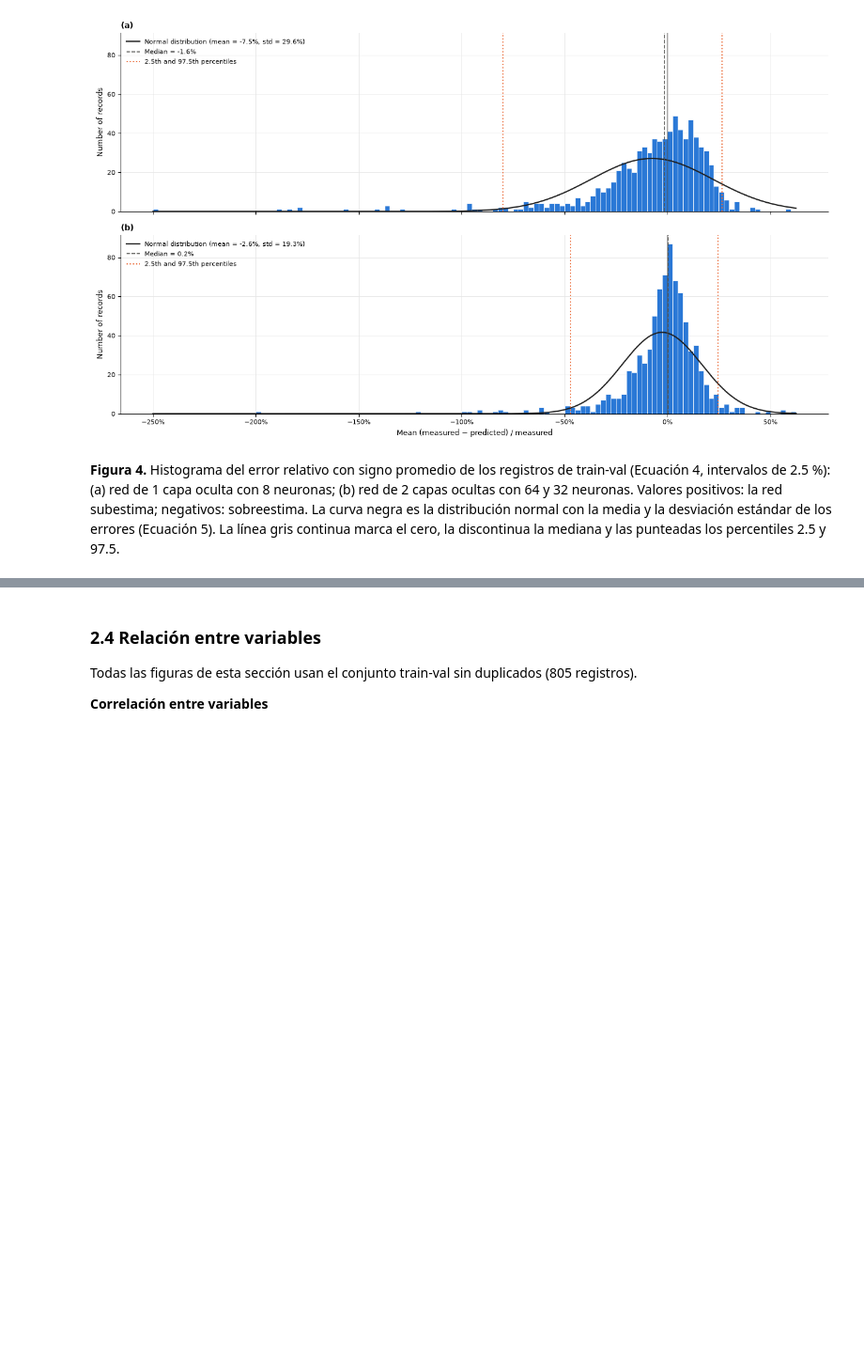
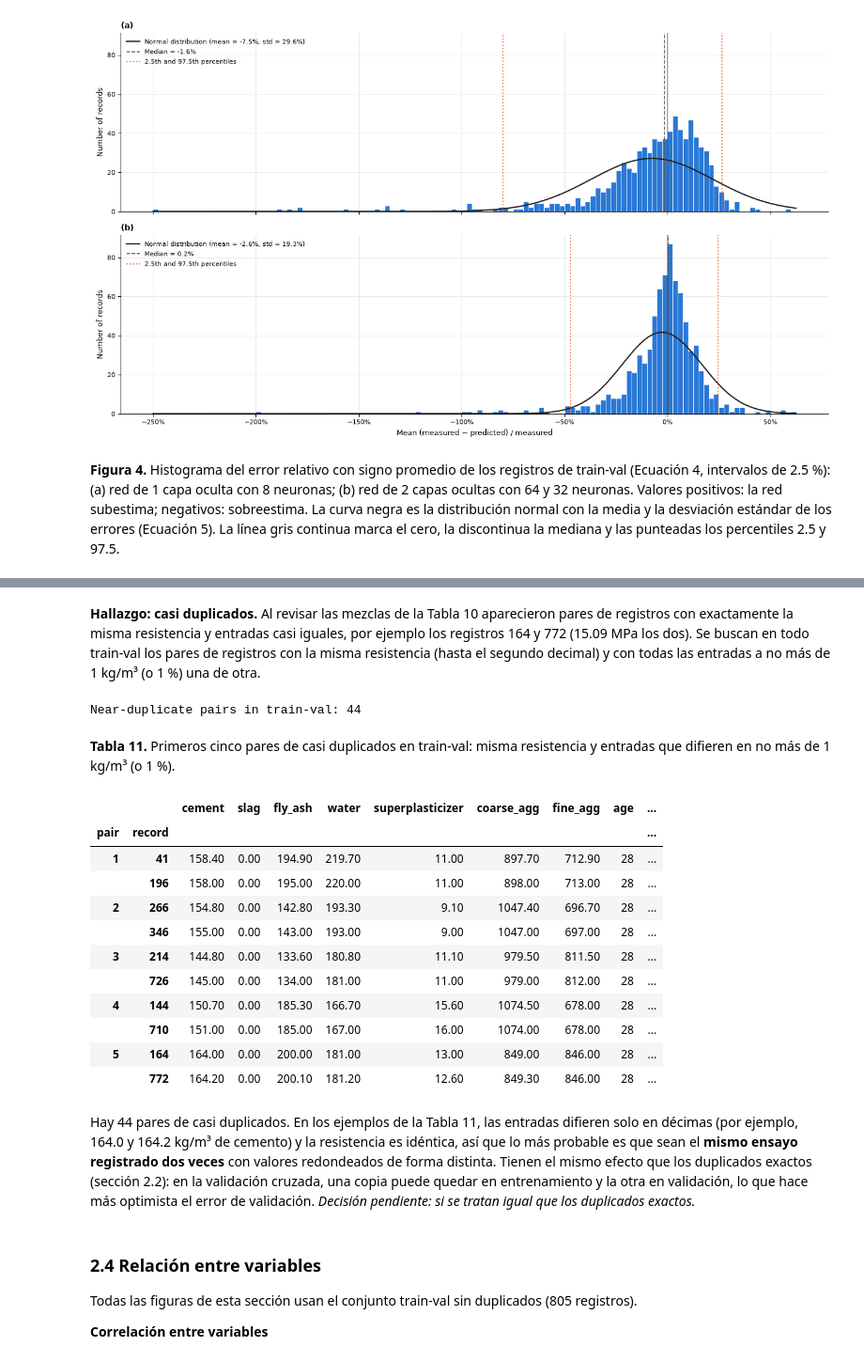
Before and after one commit to 25adiaz-apps/phd-civil-ualberta, a Jupyter notebook: machine-learning/assignment-4/question-1-concrete-strength.ipynb, the cells around one changed output, grey strips where cells are left out. Shown at 94% size. Cells and saved outputs as stored; diff of their text form; code cells hidden in the pictures; blank space fills up the shorter version.

```diff
--- a/machine-learning/assignment-4/question-1-concrete-strength.ipynb
+++ b/machine-learning/assignment-4/question-1-concrete-strength.ipynb
@@ -585,3 +703,42 @@ Figura 4 y Tabla 8 (error relativo con signo):
+# %% [markdown]
+**Hallazgo: casi duplicados.** Al revisar las mezclas de la Tabla 10 aparecieron pares de registros con exactamente la misma resistencia y entradas casi iguales, por ejemplo los registros 164 y 772 (15.09 MPa los dos). Se buscan en todo train-val los pares de registros con la misma resistencia (hasta el segundo decimal) y con todas las entradas a no más de 1 kg/m³ (o 1 %) una de otra.
+# %%
+# Near-duplicates: same strength and every input within 1 unit (or 1 %) of the other record
+near_duplicates = []
+for strength, group in train_val_df.groupby(TARGET):
+    values = group[FEATURES].to_numpy()
+    for i in range(len(group)):
+        for j in range(i + 1, len(group)):
+            difference = np.abs(values[i] - values[j])
+            tolerance = np.maximum(1.0, 0.01 * np.abs(values[i]))
+            if difference.max() > 0 and (difference <= tolerance).all():
+                near_duplicates.append({"pair": len(near_duplicates) + 1,
+                                        "records": (group.index[i], group.index[j])})
+print(f"Near-duplicate pairs in train-val: {len(near_duplicates)}")
+
+# First five pairs, each record next to its near-duplicate
+example_rows = [train_val_df.loc[[*pair["records"]]].assign(pair=pair["pair"])
+                for pair in near_duplicates[:5]]
+show_table(pd.concat(example_rows).set_index("pair", append=True).swaplevel(), 11,
+           "Primeros cinco pares de casi duplicados en train-val: misma resistencia y entradas que "
+           "difieren en no más de 1 kg/m³ (o 1 %).")
+# %% [output]
+Near-duplicate pairs in train-val: 44
+**Tabla 11.** Primeros cinco pares de casi duplicados en train-val: misma resistencia y entradas que difieren en no más de 1 kg/m³ (o 1 %).
+|  |  | cement | slag | fly_ash | water | superplasticizer | coarse_agg | fine_agg | age | ... |
+| pair | record |  |  |  |  |  |  |  |  | ... |
+| 1 | 41 | 158.40 | 0.00 | 194.90 | 219.70 | 11.00 | 897.70 | 712.90 | 28 | ... |
+|  | 196 | 158.00 | 0.00 | 195.00 | 220.00 | 11.00 | 898.00 | 713.00 | 28 | ... |
+| 2 | 266 | 154.80 | 0.00 | 142.80 | 193.30 | 9.10 | 1047.40 | 696.70 | 28 | ... |
+|  | 346 | 155.00 | 0.00 | 143.00 | 193.00 | 9.00 | 1047.00 | 697.00 | 28 | ... |
+| 3 | 214 | 144.80 | 0.00 | 133.60 | 180.80 | 11.10 | 979.50 | 811.50 | 28 | ... |
+|  | 726 | 145.00 | 0.00 | 134.00 | 181.00 | 11.00 | 979.00 | 812.00 | 28 | ... |
+| 4 | 144 | 150.70 | 0.00 | 185.30 | 166.70 | 15.60 | 1074.50 | 678.00 | 28 | ... |
+|  | 710 | 151.00 | 0.00 | 185.00 | 167.00 | 16.00 | 1074.00 | 678.00 | 28 | ... |
+| 5 | 164 | 164.00 | 0.00 | 200.00 | 181.00 | 13.00 | 849.00 | 846.00 | 28 | ... |
+|  | 772 | 164.20 | 0.00 | 200.10 | 181.20 | 12.60 | 849.30 | 846.00 | 28 | ... |
+# %% [markdown]
+Hay 44 pares de casi duplicados. En los ejemplos de la Tabla 11, las entradas difieren solo en décimas (por ejemplo, 164.0 y 164.2 kg/m³ de cemento) y la resistencia es idéntica, así que lo más probable es que sean el **mismo ensayo registrado dos veces** con valores redondeados de forma distinta. Tienen el mismo efecto que los duplicados exactos (sección 2.2): en la validación cruzada, una copia puede quedar en entrenamiento y la otra en validación, lo que hace más optimista el error de validación. *Decisión pendiente: si se tratan igual que los duplicados exactos.*
 # %% [markdown]
 ### 2.4 Relación entre variables
 
```
Also changed, not shown: parts of 14 cells of this notebook.
